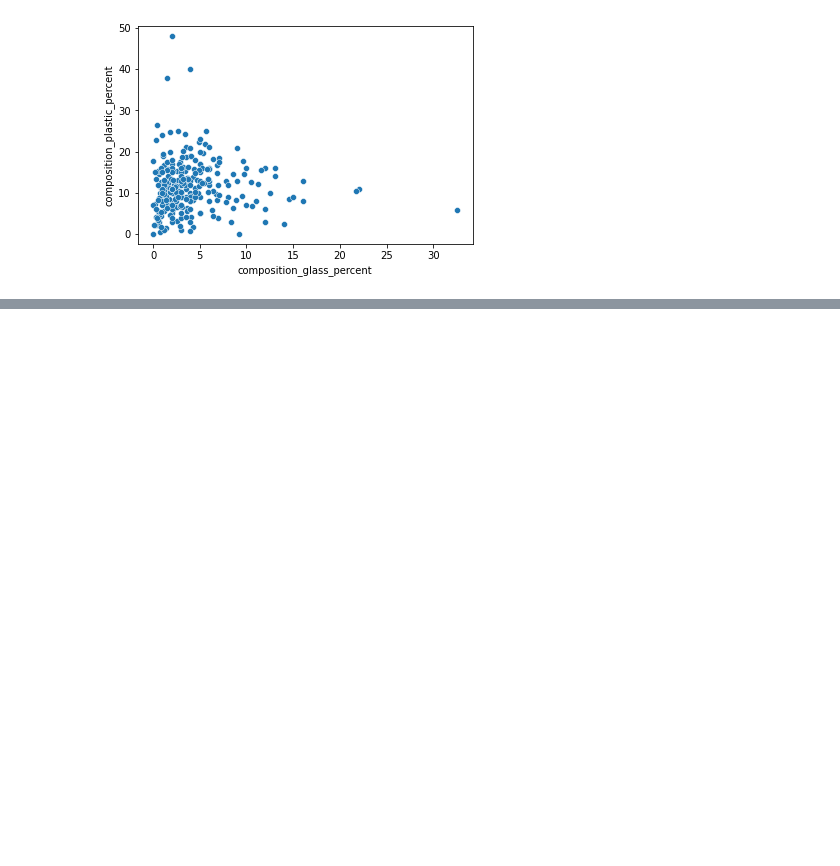
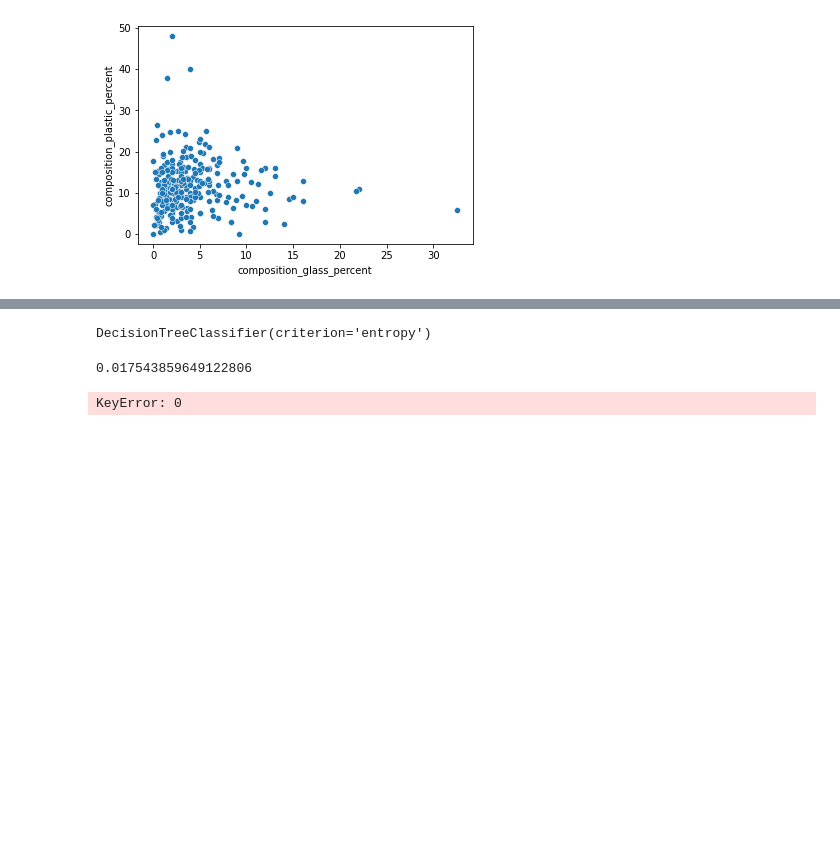
Before and after one commit to MissMwendwa/City-Trash-DataThon-Project, a Jupyter notebook: City Trash.ipynb, the cells around one changed output, grey strips where cells are left out. Saved outputs shown, nothing was run; the diff lists cells and outputs as text; code cells hidden in the pictures; blank space fills up the shorter version.

```diff
--- a/City Trash.ipynb
+++ b/City Trash.ipynb
@@ -121,0 +222,17 @@ sns.scatterplot(data=inorganic, x="composition_glass_percent", y="composition_pl
+# %%
+search_space ={'n_estimators': [100,200,500],
+               "max_depth": [3, 6, 9],
+               "gamma": [0, 0.01, 0.1],
+               "learning_rate": [0.001, 0.01, 0.1, 1]
+}
+# %%
+from sklearn.model_selection import GridSearchCV
+
+GS = GridSearchCV(estimator = xgb_model,
+                 param_grid = search_space,
+                 scoring = ["r2", "neg_root_mean_squared_error"],
+                 refit = 'r2',
+                 cv = 5,
+                 verbose = 4)
+# %%
+GS.fit(decomp_train, recy_transformed_train)
@@ -121,0 +274,19 @@ sns.scatterplot(data=inorganic, x="composition_glass_percent", y="composition_pl
+# %%
+tree_model= DecisionTreeClassifier(criterion='entropy')
+tree_model.fit(decomp_train, recy_transformed_train)
+# %% [output]
+DecisionTreeClassifier(criterion='entropy')
+# %%
+# finding the score of the model
+tree_model.score(decomp_test, recy_transformed_test)
+# %% [output]
+0.017543859649122806
+# %%
+
+from sklearn import tree
+fig=plt.figure(figsize=(25,15))
+tree.plot_tree(tree_model,filled=True,rounded=True,
+feature_names=organic, class_names=["composition_food_organic_waste_percent", "composition_yard_garden_green_waste_percent"])
+# %% [output]
+KeyError: 0
+[figure, added]
```
Also changed, not shown: parts of 18 cells of this notebook, 3 other files.
